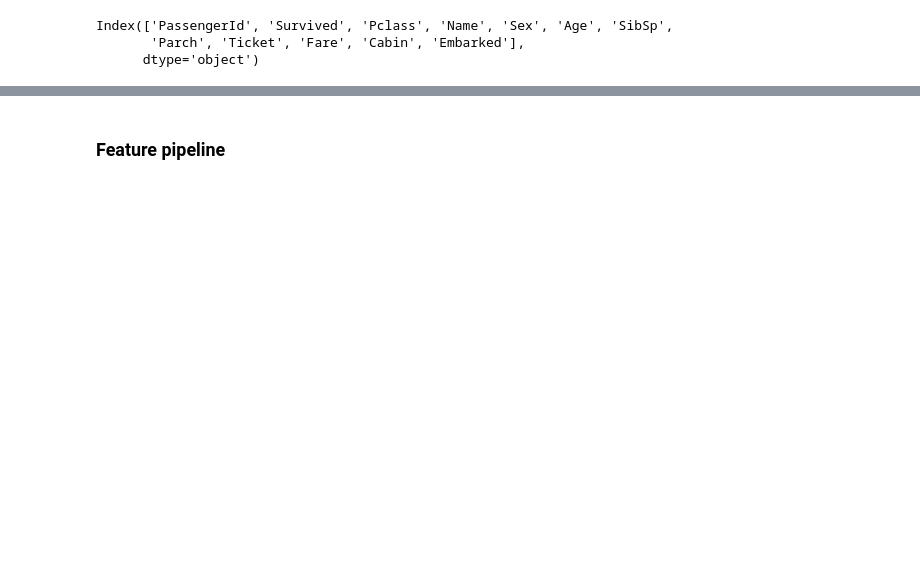
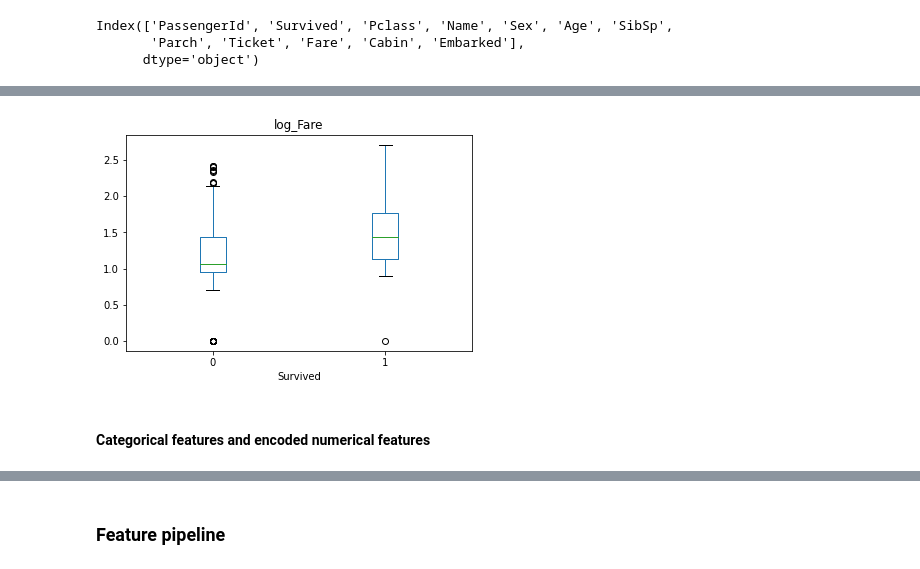
Before and after one commit to nkharche/datascience_starter, a Jupyter notebook: Titanic_Kaggle/titanic_kaggle.ipynb, the cells around one changed output, grey strips where cells are left out. Drawn from its saved outputs; the diff is of its cells as text; code cells hidden in the pictures; blank space fills up the shorter version.

```diff
--- a/Titanic_Kaggle/titanic_kaggle.ipynb
+++ b/Titanic_Kaggle/titanic_kaggle.ipynb
@@ -278,0 +150,3 @@ Name: nameTitle, dtype: int64
+# %%
+# HasMultipleCabins
+df['HasMultipleCabins'] = (df['Cabin'].str.count(r'([A-Za-z])') > 1)
@@ -278,0 +234,9 @@ Name: nameTitle, dtype: int64
+# %%
+df['log_Fare'] = np.log10(1 + df['Fare'])
+
+df.boxplot(column=['log_Fare'], by='Survived', grid=False)
+plt.suptitle('');
+# %% [output]
+[figure, added]
+# %% [markdown]
+#### Categorical features and encoded numerical features
```
Also changed, not shown: parts of 127 cells of this notebook.
